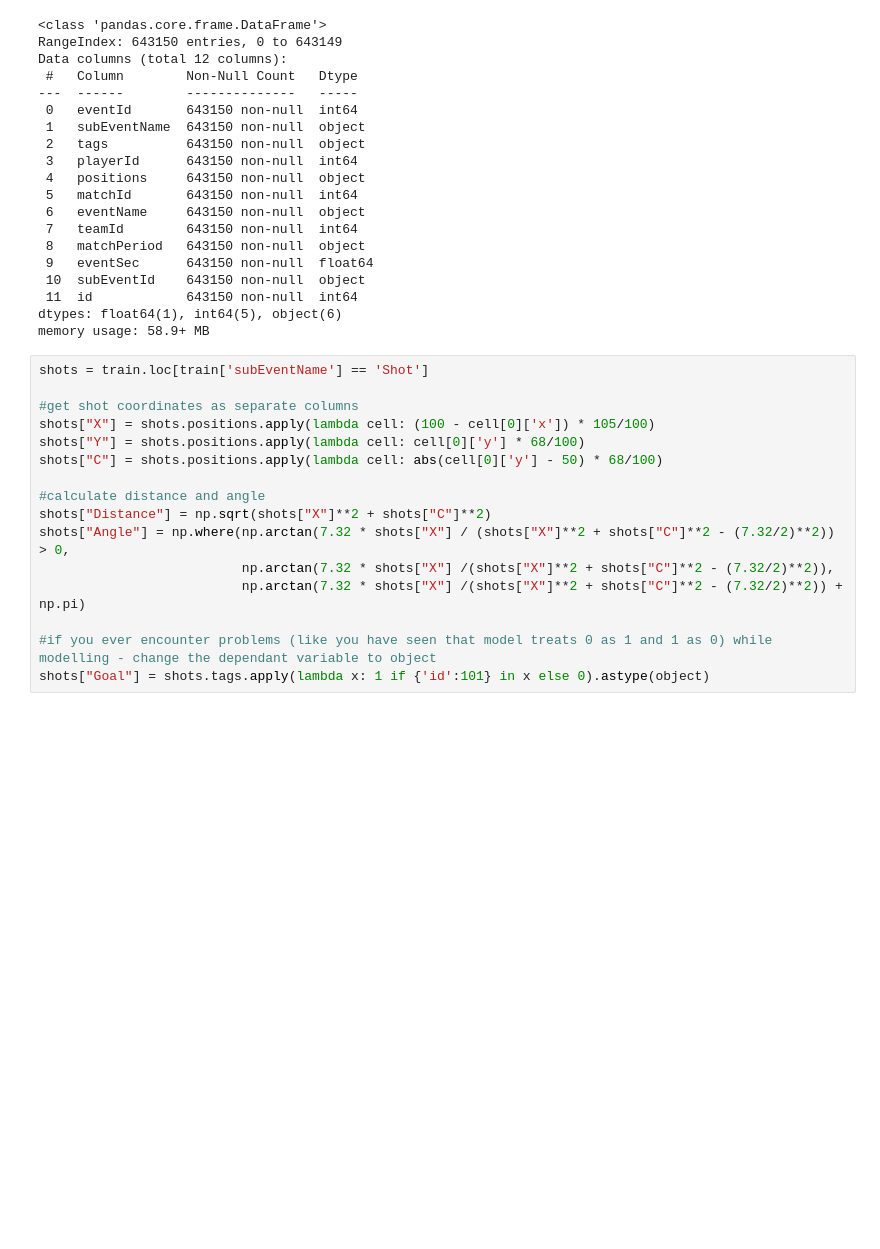
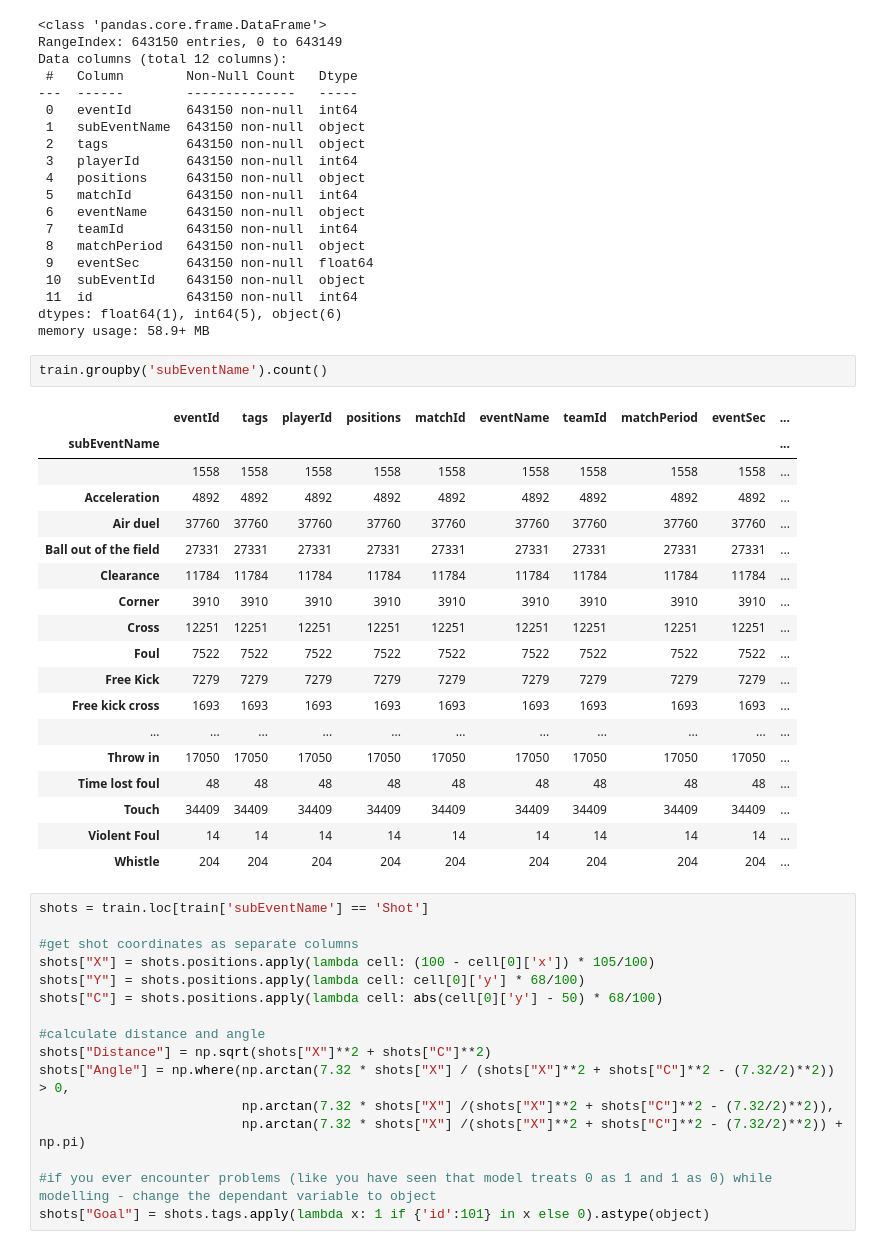
Before and after one commit to yashkarle/soccer-ds-stats, a Jupyter notebook: Projects/4UppsalaMMS/2_StatsModelling/xG_logreg_model_fit.ipynb, the cells around one changed output. Drawn from its saved outputs; the diff is of its cells as text; blank space fills up the shorter version.

```diff
--- a/Projects/4UppsalaMMS/2_StatsModelling/xG_logreg_model_fit.ipynb
+++ b/Projects/4UppsalaMMS/2_StatsModelling/xG_logreg_model_fit.ipynb
@@ -47,6 +47,27 @@ Data columns (total 12 columns):
  11  id            643150 non-null  int64
 dtypes: float64(1), int64(5), object(6)
 memory usage: 58.9+ MB
+# %%
+train.groupby('subEventName').count()
+# %% [output]
+|  | eventId | tags | playerId | positions | matchId | eventName | teamId | matchPeriod | eventSec | ... |
+| subEventName |  |  |  |  |  |  |  |  |  | ... |
+|  | 1558 | 1558 | 1558 | 1558 | 1558 | 1558 | 1558 | 1558 | 1558 | ... |
+| Acceleration | 4892 | 4892 | 4892 | 4892 | 4892 | 4892 | 4892 | 4892 | 4892 | ... |
+| Air duel | 37760 | 37760 | 37760 | 37760 | 37760 | 37760 | 37760 | 37760 | 37760 | ... |
+| Ball out of the field | 27331 | 27331 | 27331 | 27331 | 27331 | 27331 | 27331 | 27331 | 27331 | ... |
+| Clearance | 11784 | 11784 | 11784 | 11784 | 11784 | 11784 | 11784 | 11784 | 11784 | ... |
+| Corner | 3910 | 3910 | 3910 | 3910 | 3910 | 3910 | 3910 | 3910 | 3910 | ... |
+| Cross | 12251 | 12251 | 12251 | 12251 | 12251 | 12251 | 12251 | 12251 | 12251 | ... |
+| Foul | 7522 | 7522 | 7522 | 7522 | 7522 | 7522 | 7522 | 7522 | 7522 | ... |
+| Free Kick | 7279 | 7279 | 7279 | 7279 | 7279 | 7279 | 7279 | 7279 | 7279 | ... |
+| Free kick cross | 1693 | 1693 | 1693 | 1693 | 1693 | 1693 | 1693 | 1693 | 1693 | ... |
+| ... | ... | ... | ... | ... | ... | ... | ... | ... | ... | ... |
+| Throw in | 17050 | 17050 | 17050 | 17050 | 17050 | 17050 | 17050 | 17050 | 17050 | ... |
+| Time lost foul | 48 | 48 | 48 | 48 | 48 | 48 | 48 | 48 | 48 | ... |
+| Touch | 34409 | 34409 | 34409 | 34409 | 34409 | 34409 | 34409 | 34409 | 34409 | ... |
+| Violent Foul | 14 | 14 | 14 | 14 | 14 | 14 | 14 | 14 | 14 | ... |
+| Whistle | 204 | 204 | 204 | 204 | 204 | 204 | 204 | 204 | 204 | ... |
 # %%
 shots = train.loc[train['subEventName'] == 'Shot']
 
```
